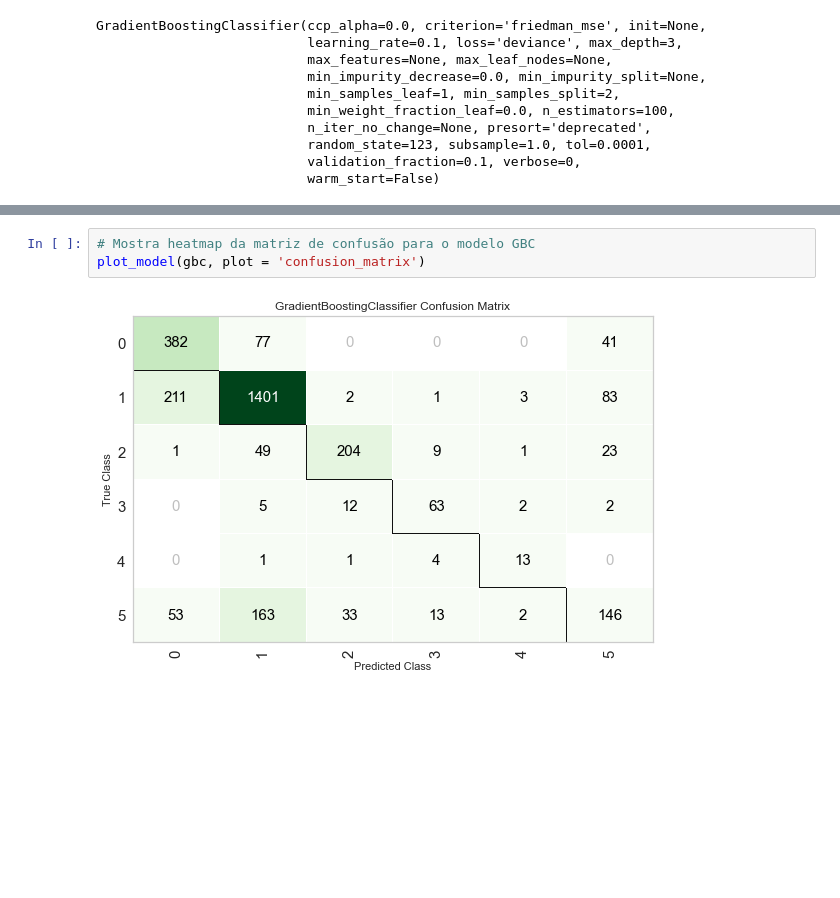
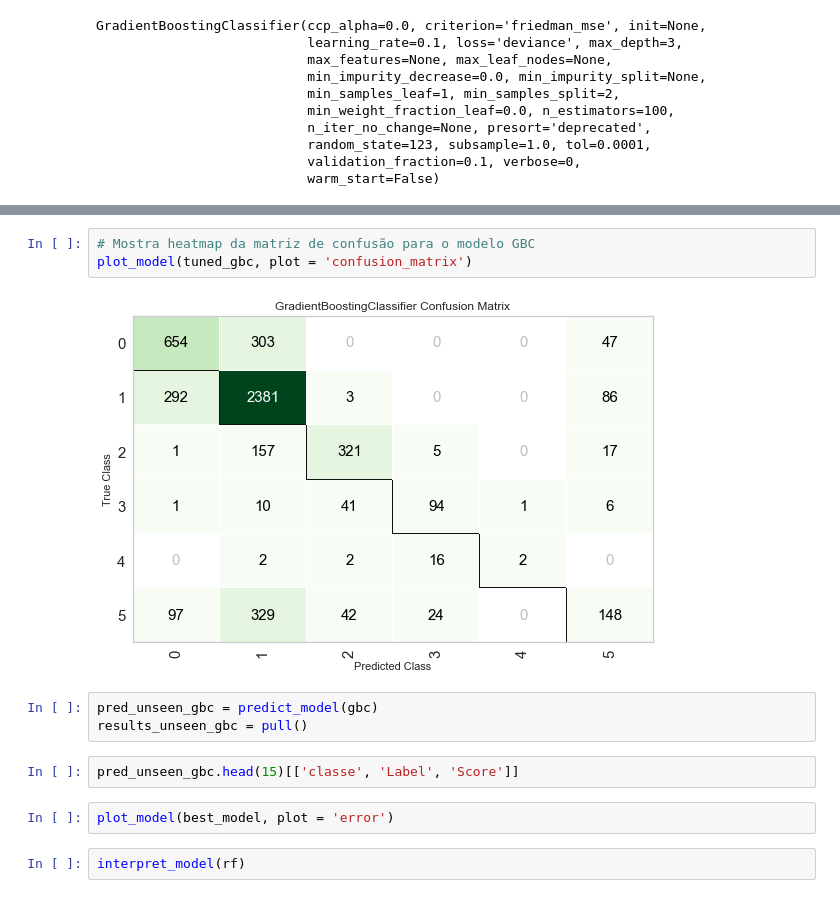
Before and after one commit to miguelsantosjr/TCC-Analise-de-Risco-utilizando-HMM, a Jupyter notebook: TCC_Miguel - Pycaret.ipynb, the cells around one changed output, grey strips where cells are left out. Cells and saved outputs as stored; diff of their text form; blank space fills up the shorter version.

```diff
--- a/TCC_Miguel - Pycaret.ipynb
+++ b/TCC_Miguel - Pycaret.ipynb
@@ -148,5 +151,14 @@ plot_model(tuned_gbc)
 # %%
 # Mostra heatmap da matriz de confusão para o modelo GBC
-plot_model(gbc, plot = 'confusion_matrix')
+plot_model(tuned_gbc, plot = 'confusion_matrix')
 # %% [output]
-[figure, old version]
+[figure, new version]
+# %%
+pred_unseen_gbc = predict_model(gbc)
+results_unseen_gbc = pull()
+# %%
+pred_unseen_gbc.head(15)[['classe', 'Label', 'Score']]
+# %%
+plot_model(best_model, plot = 'error')
+# %%
+interpret_model(rf)
```
Also changed, not shown: parts of 9 cells of this notebook, 1 other file.
